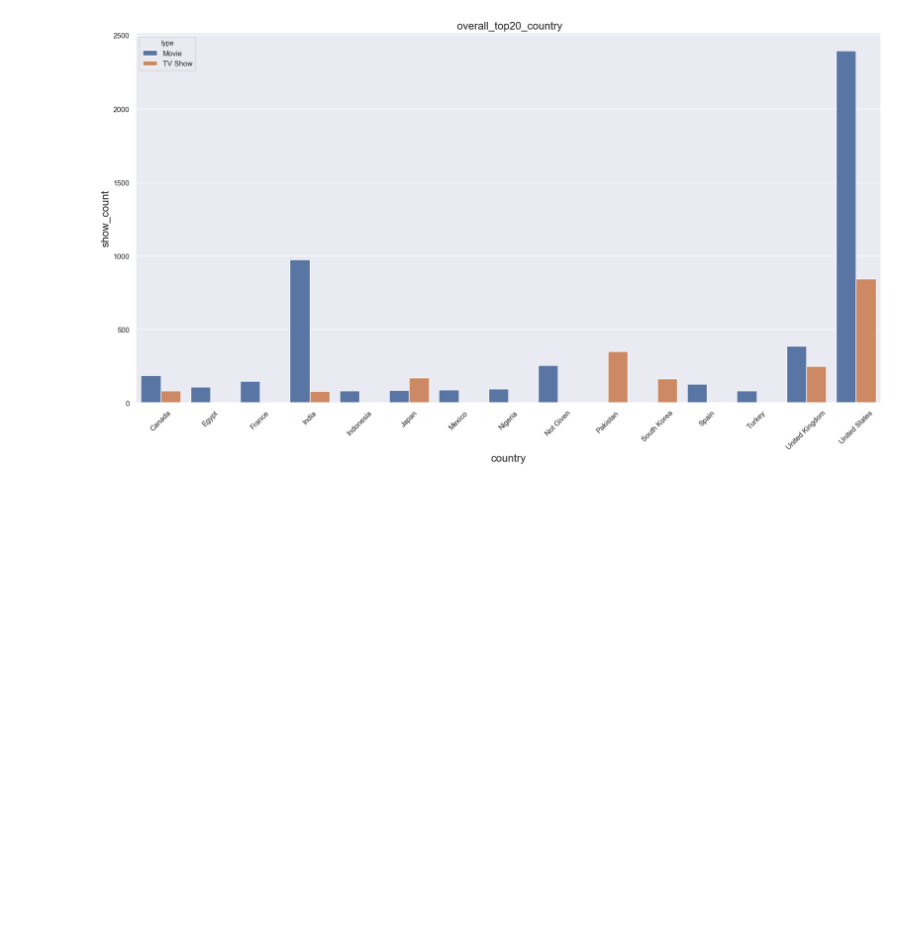
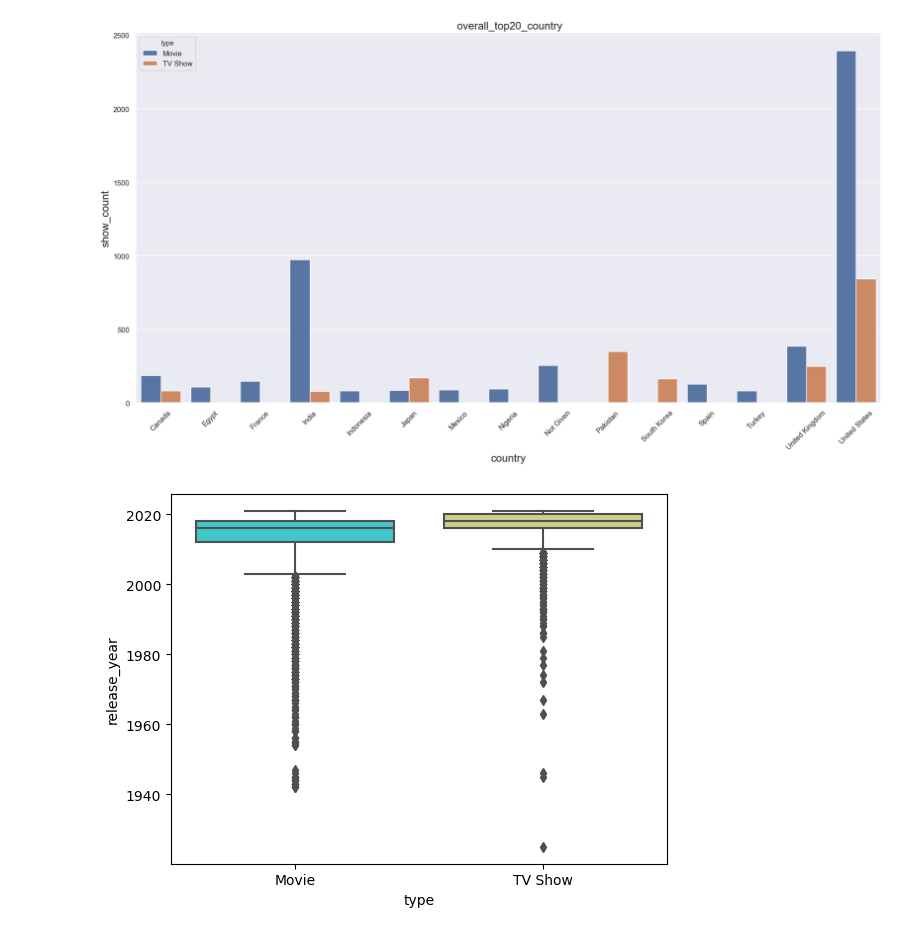
Before and after one commit to hadeeldh/hadeeldh, a Jupyter notebook: ProjBootcamp-checkpoint.ipynb, the cells around one changed output. Drawn from its saved outputs; the diff is of its cells as text; code cells hidden in the pictures; blank space fills up the shorter version.

```diff
--- a/ProjBootcamp-checkpoint.ipynb
+++ b/ProjBootcamp-checkpoint.ipynb
@@ -279,3 +327,7 @@ sns.set(rc = {'figure.figsize':(20,10)})
 plt.xticks(rotation = 45);
 # %% [output]
 [figure]
+# %%
+sns.boxplot(x="type", y="release_year", data=df, palette='rainbow');
+# %% [output]
+[figure, added]
```
Also changed, not shown: parts of 13 cells of this notebook, 1 other file.
